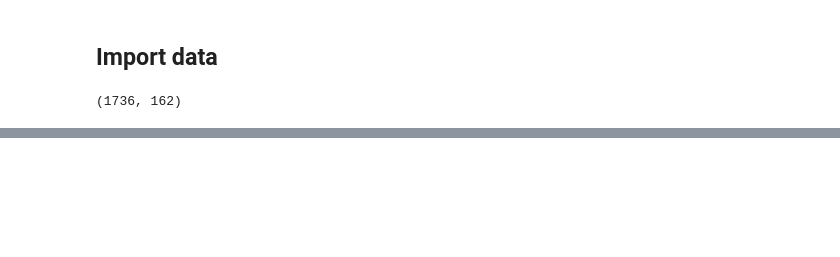
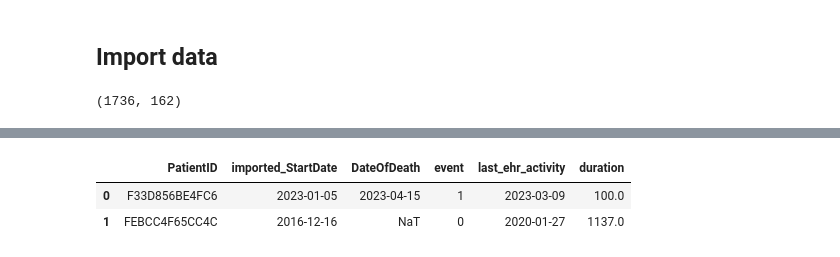
Before and after one commit to xavier-orcutt/io-heterogeneity, a Jupyter notebook: advHeadNeck/notebooks/follow_up_adequacy.ipynb, the cells around one changed output, grey strips where cells are left out. Saved outputs shown, nothing was run; the diff lists cells and outputs as text; code cells hidden in the pictures; blank space fills up the shorter version.

```diff
--- a/advHeadNeck/notebooks/follow_up_adequacy.ipynb
+++ b/advHeadNeck/notebooks/follow_up_adequacy.ipynb
@@ -15,0 +42,11 @@ df.shape
+# %%
+# Initialize class
+processor = DataProcessorHeadNeck()
+
+mortality_df = processor.process_mortality(file_path = '../data/Enhanced_Mortality_V2.csv',
+                                           index_date_df = df,
+                                           index_date_column = 'StartDate',
+                                           visit_path = '../data/Visit.csv',
+                                           telemedicine_path = '../data/Telemedicine.csv',
+                                           biomarkers_path = '../data/Enhanced_AdvHeadNeckBiomarkers.csv',
+                                           drop_dates = False)
@@ -15,0 +58,6 @@ df.shape
+# %%
+mortality_df.head(2)
+# %% [output]
+|  | PatientID | imported_StartDate | DateOfDeath | event | last_ehr_activity | duration |
+| 0 | F33D856BE4FC6 | 2023-01-05 | 2023-04-15 | 1 | 2023-03-09 | 100.0 |
+| 1 | FEBCC4F65CC4C | 2016-12-16 | NaT | 0 | 2020-01-27 | 1137.0 |
```
Also changed, not shown: parts of 20 cells of this notebook, 13 other files.
